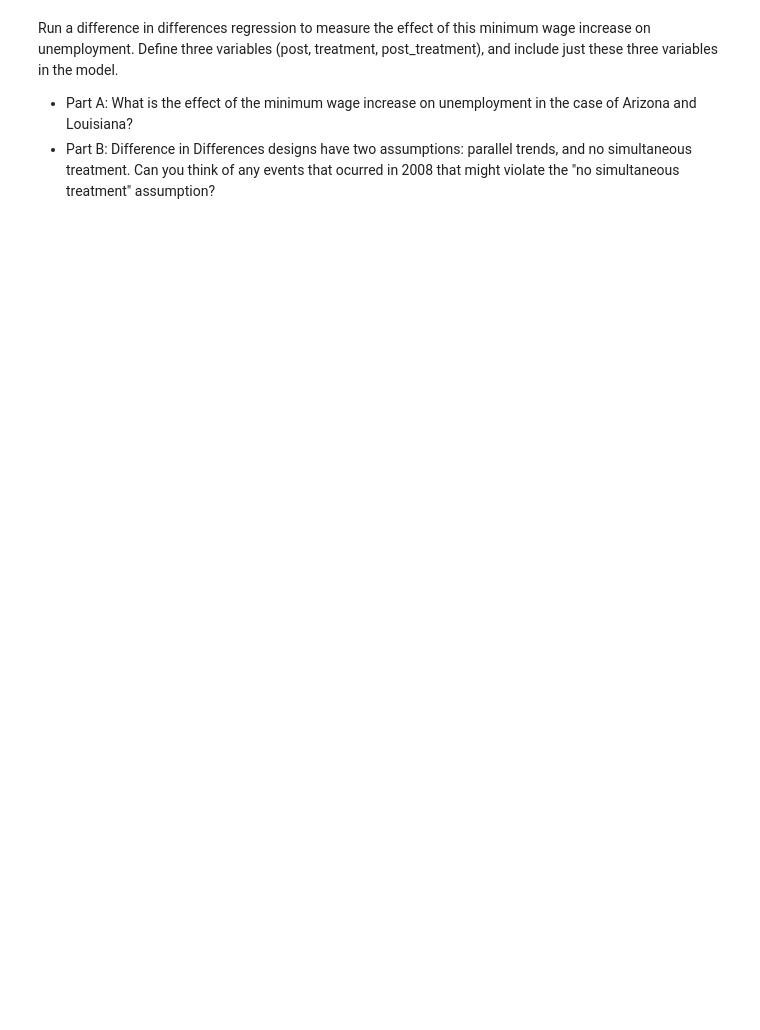
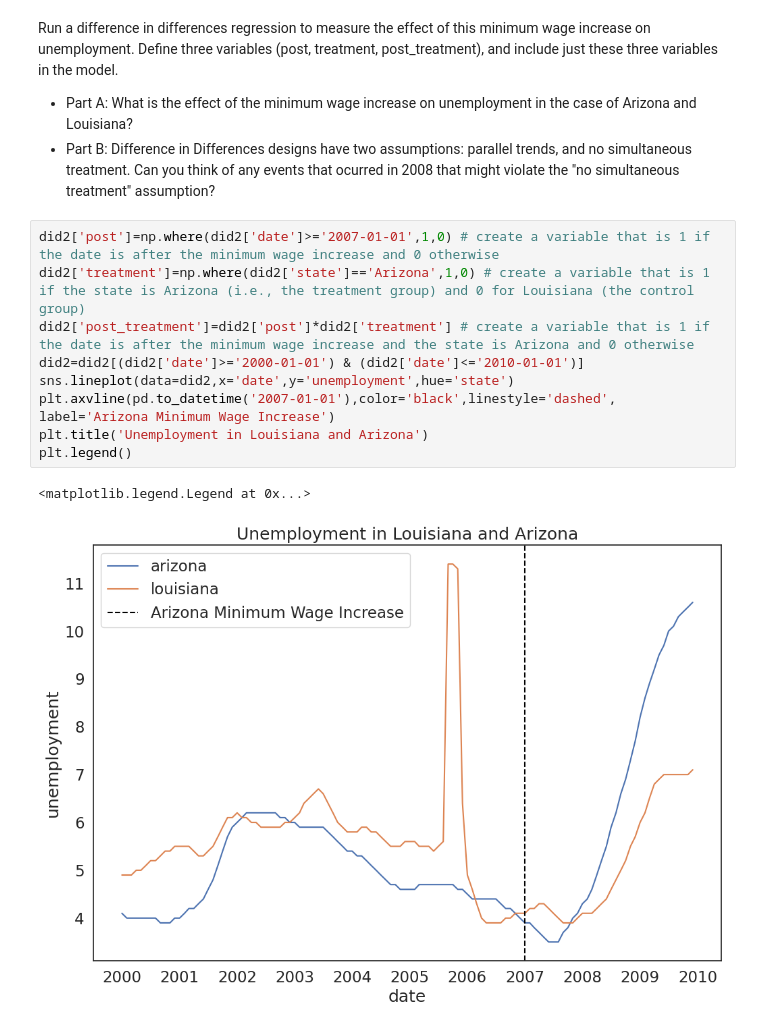
Before and after one commit to ep-ucl/QM2, a Jupyter notebook: notebooks/W8.Difference in Difference.ipynb, the cells around one changed output. Cells and saved outputs as stored; diff of their text form; blank space fills up the shorter version.

```diff
--- a/notebooks/W8.Difference in Difference.ipynb
+++ b/notebooks/W8.Difference in Difference.ipynb
@@ -339,3 +348,15 @@ Run a difference in differences regression to measure the effect of this minimum
 
 * Part A: What is the effect of the minimum wage increase on unemployment in the case of Arizona and Louisiana?
 * Part B: Difference in Differences designs have two assumptions: parallel trends, and no simultaneous treatment. Can you think of any events that ocurred in 2008 that might violate the "no simultaneous treatment" assumption?
+# %%
+did2['post']=np.where(did2['date']>='2007-01-01',1,0) # create a variable that is 1 if the date is after the minimum wage increase and 0 otherwise
+did2['treatment']=np.where(did2['state']=='Arizona',1,0) # create a variable that is 1 if the state is Arizona (i.e., the treatment group) and 0 for Louisiana (the control group)
+did2['post_treatment']=did2['post']*did2['treatment'] # create a variable that is 1 if the date is after the minimum wage increase and the state is Arizona and 0 otherwise
+did2=did2[(did2['date']>='2000-01-01') & (did2['date']<='2010-01-01')]
+sns.lineplot(data=did2,x='date',y='unemployment',hue='state')
+plt.axvline(pd.to_datetime('2007-01-01'),color='black',linestyle='dashed', label='Arizona Minimum Wage Increase')
+plt.title('Unemployment in Louisiana and Arizona')
+plt.legend()
+# %% [output]
+<matplotlib.legend.Legend at 0x...>
+[figure, added]
```
Also changed, not shown: parts of 9 cells of this notebook.
